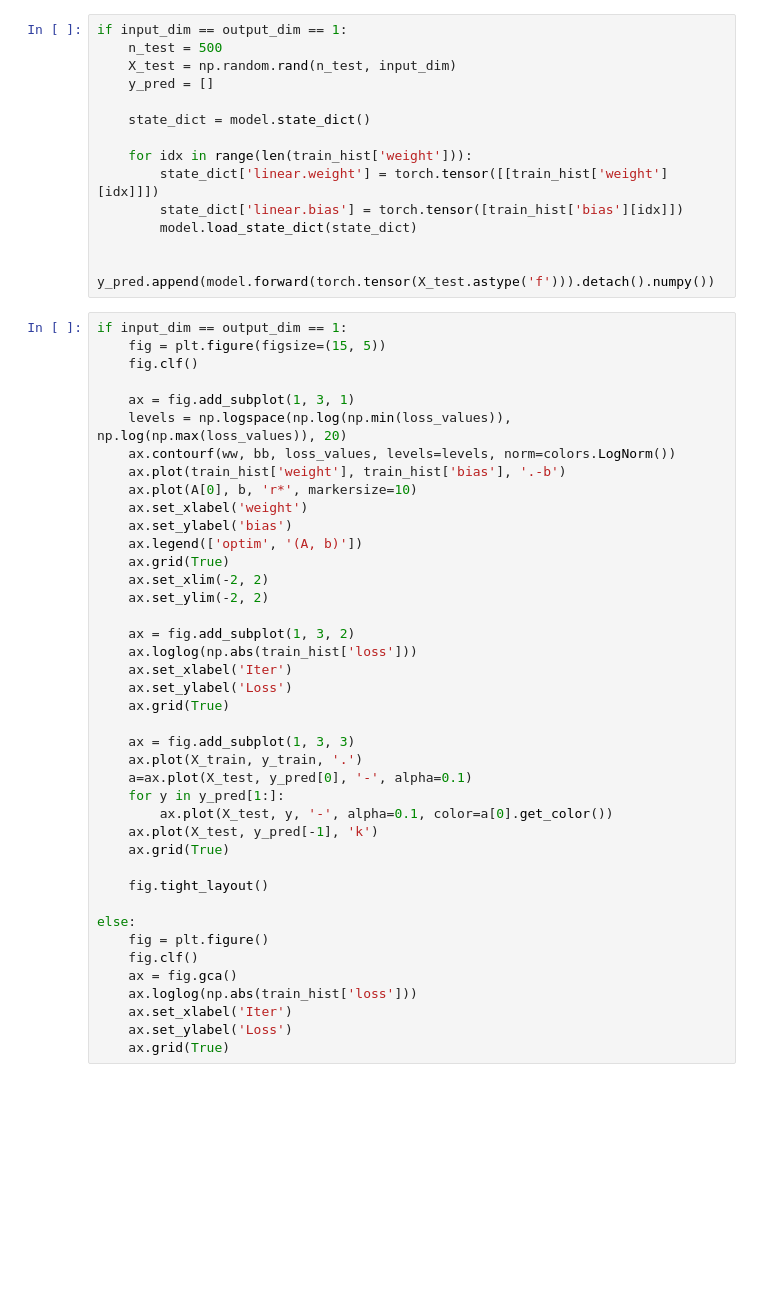
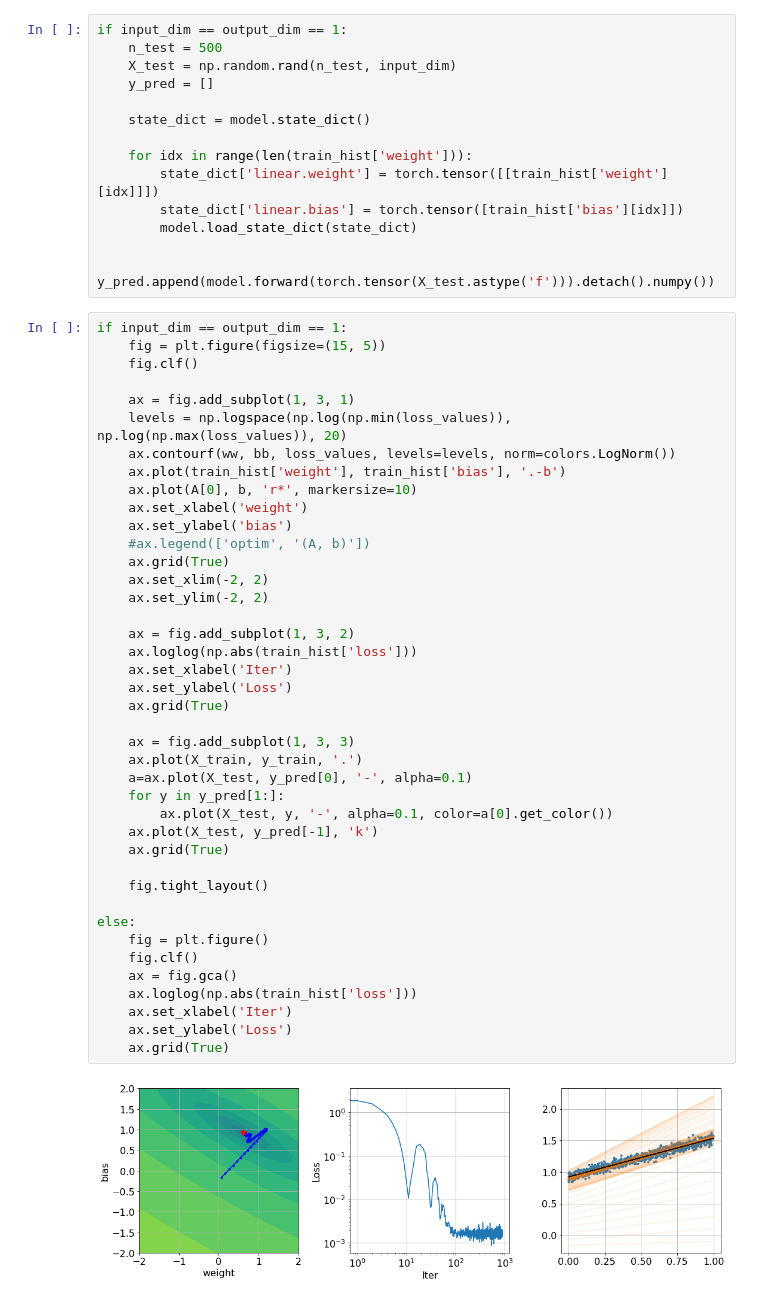
Before and after one commit to AntonioLonga/PytorchGeometricTutorial, a Jupyter notebook: Tutorial2/Tutorial2.ipynb, the cells around one changed output. Saved outputs shown, nothing was run; the diff lists cells and outputs as text; blank space fills up the shorter version.

```diff
--- a/Tutorial2/Tutorial2.ipynb
+++ b/Tutorial2/Tutorial2.ipynb
@@ -427,32 +530,34 @@ if input_dim == output_dim == 1:
     ax.plot(A[0], b, 'r*', markersize=10)
     ax.set_xlabel('weight')
     ax.set_ylabel('bias')
-    ax.legend(['optim', '(A, b)'])
+    #ax.legend(['optim', '(A, b)'])
     ax.grid(True)
     ax.set_xlim(-2, 2)
     ax.set_ylim(-2, 2)
 
     ax = fig.add_subplot(1, 3, 2)
     ax.loglog(np.abs(train_hist['loss']))
     ax.set_xlabel('Iter')
     ax.set_ylabel('Loss')
     ax.grid(True)
 
     ax = fig.add_subplot(1, 3, 3)
     ax.plot(X_train, y_train, '.')
     a=ax.plot(X_test, y_pred[0], '-', alpha=0.1)
     for y in y_pred[1:]:
         ax.plot(X_test, y, '-', alpha=0.1, color=a[0].get_color())
     ax.plot(X_test, y_pred[-1], 'k')
     ax.grid(True)
 
     fig.tight_layout()
 
 else:
     fig = plt.figure()
     fig.clf()
     ax = fig.gca()
     ax.loglog(np.abs(train_hist['loss']))
     ax.set_xlabel('Iter')
     ax.set_ylabel('Loss')
     ax.grid(True)
+# %% [output]
+[figure, added]
```
Also changed, not shown: parts of 19 cells of this notebook, 1 other file.
